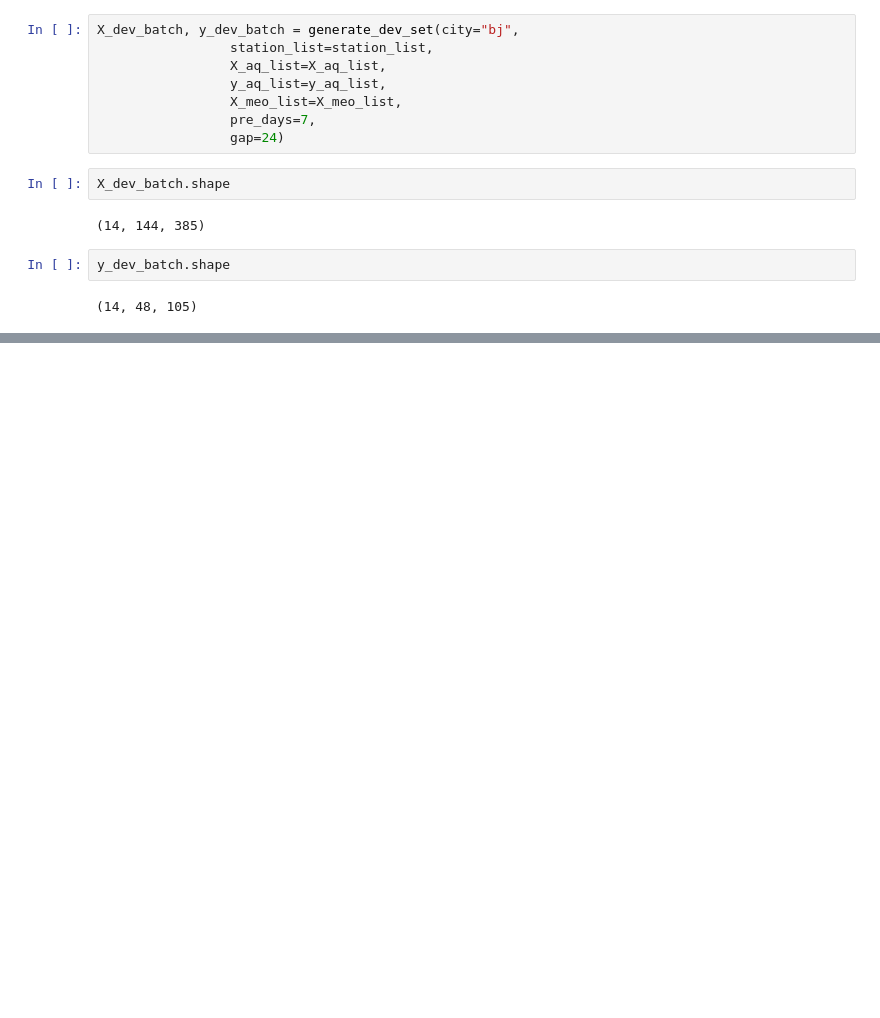
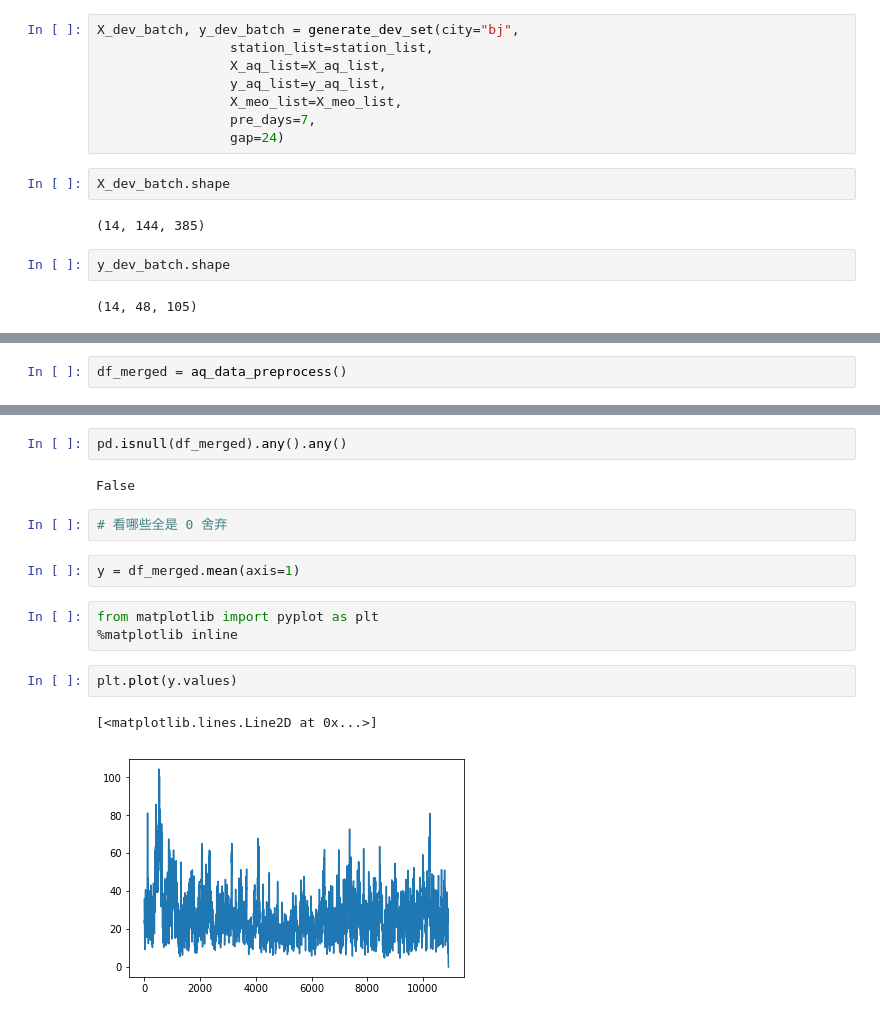
Before and after one commit to txytju/air-quality-prediction, a Jupyter notebook: test.ipynb, the cells around one changed output, grey strips where cells are left out. Drawn from its saved outputs; the diff is of its cells as text; blank space fills up the shorter version.

Commit message:
[ld_dq_preprocess]

```diff
--- a/test.ipynb
+++ b/test.ipynb
@@ -255,0 +260,2 @@ y_dev_batch.shape
+# %%
+df_merged = aq_data_preprocess()
@@ -255,0 +265,16 @@ y_dev_batch.shape
+# %%
+pd.isnull(df_merged).any().any()
+# %% [output]
+False
+# %%
+# 看哪些全是 0 舍弃
+# %%
+y = df_merged.mean(axis=1)
+# %%
+from matplotlib import pyplot as plt
+%matplotlib inline
+# %%
+plt.plot(y.values)
+# %% [output]
+[<matplotlib.lines.Line2D at 0x...>]
+[figure, added]
```
Also changed, not shown: parts of 3 cells of this notebook, 6 other files.
